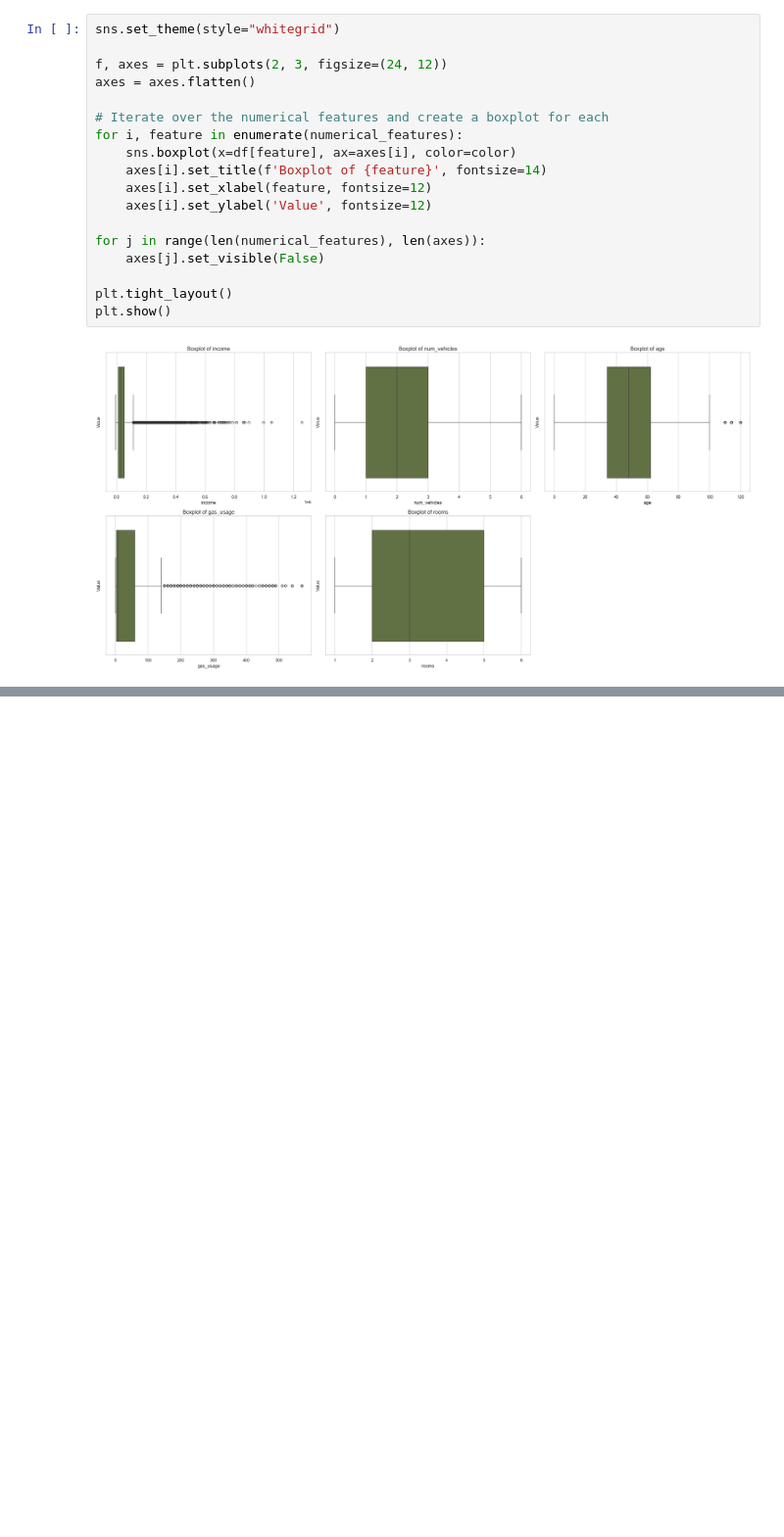
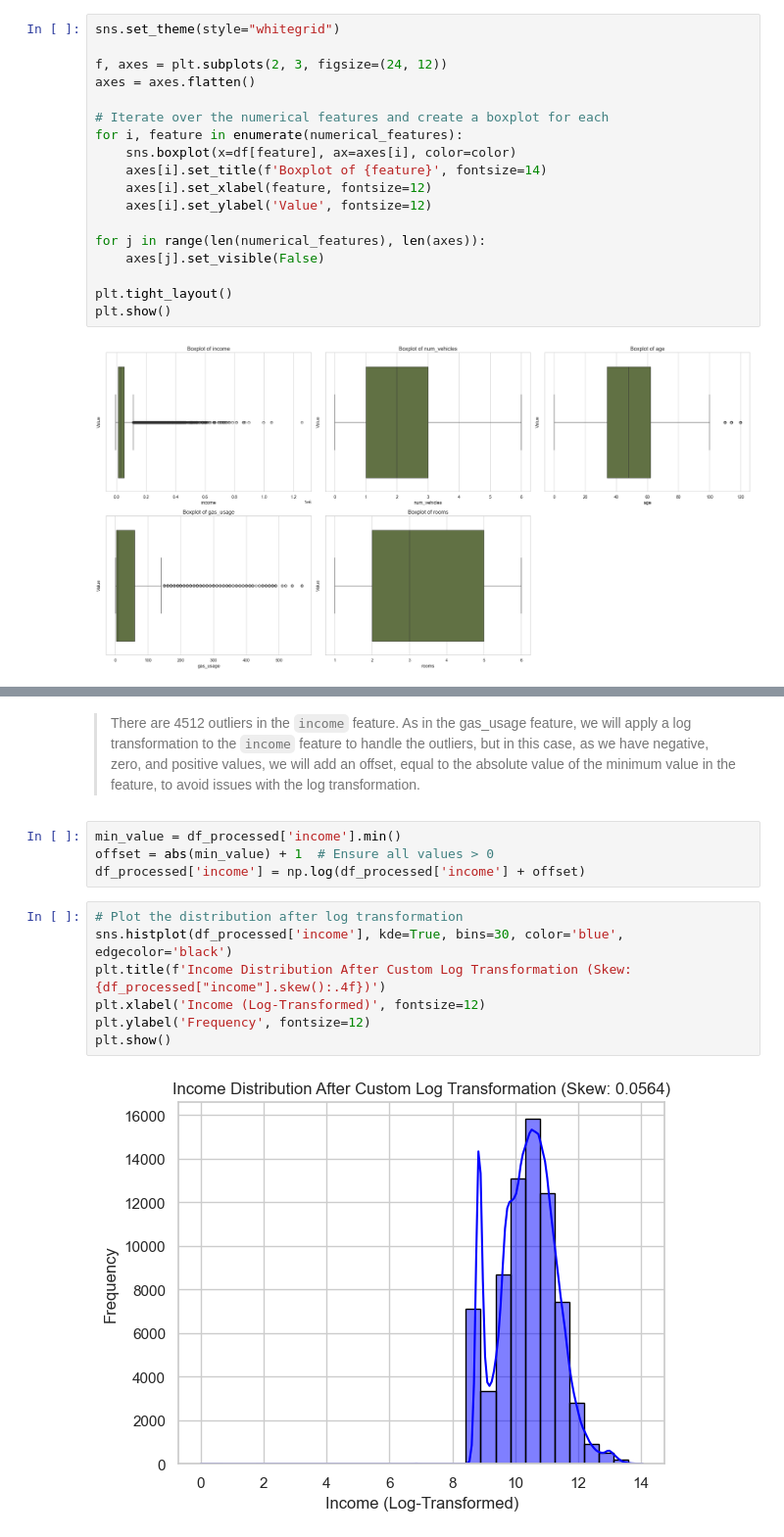
Before and after one commit to eduardooliveiraps/HealthInsurancePredictor, a Jupyter notebook: predictor/health_insurance_predictor_final.ipynb, the cells around one changed output, grey strips where cells are left out. Shown: that part at 98% size. Drawn from its saved outputs; the diff is of its cells as text; blank space fills up the shorter version.

```diff
--- a/predictor/health_insurance_predictor_final.ipynb
+++ b/predictor/health_insurance_predictor_final.ipynb
@@ -215,0 +398,15 @@ plt.show()
+# %% [markdown]
+>There are 4512 outliers in the `income` feature. As in the gas_usage feature, we will apply a log transformation to the `income` feature to handle the outliers, but in this case, as we have negative, zero, and positive values, we will add an offset, equal to the absolute value of the minimum value in the feature, to avoid issues with the log transformation.
+# %%
+min_value = df_processed['income'].min()
+offset = abs(min_value) + 1  # Ensure all values > 0
+df_processed['income'] = np.log(df_processed['income'] + offset)
+# %%
+# Plot the distribution after log transformation
+sns.histplot(df_processed['income'], kde=True, bins=30, color='blue', edgecolor='black')
+plt.title(f'Income Distribution After Custom Log Transformation (Skew: {df_processed["income"].skew():.4f})')
+plt.xlabel('Income (Log-Transformed)', fontsize=12)
+plt.ylabel('Frequency', fontsize=12)
+plt.show()
+# %% [output]
+[figure, added]
```
Also changed, not shown: parts of 39 cells of this notebook.
